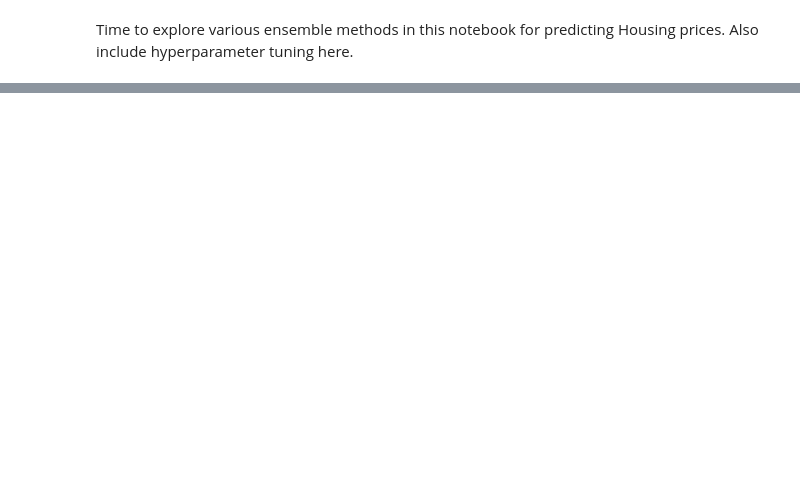
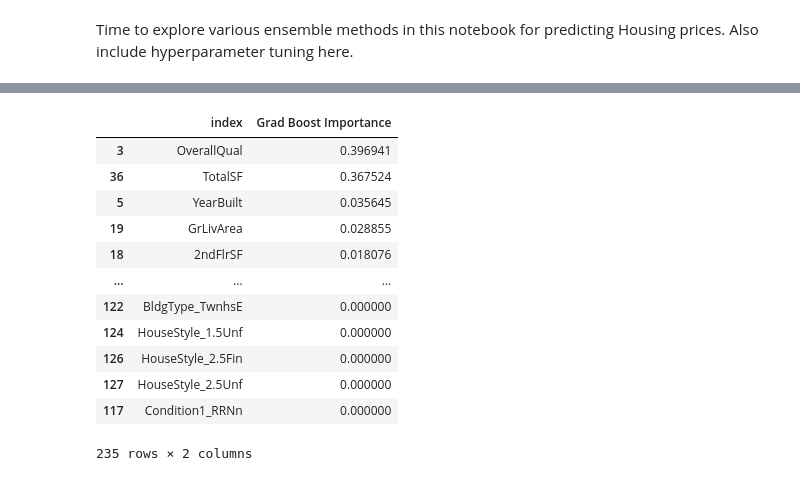
Before and after one commit to Maksym-Kryvenko/House_Prices, a Jupyter notebook: main.ipynb, the cells around one changed output, grey strips where cells are left out. Cells and saved outputs as stored; diff of their text form; code cells hidden in the pictures; blank space fills up the shorter version.

```diff
--- a/main.ipynb
+++ b/main.ipynb
@@ -448,0 +568,19 @@ Time to explore various ensemble methods in this notebook for predicting Housing
+# %%
+feature_imp_df = pd.DataFrame(dict(zip(gb_tree.feature_names_in_,gb_tree.feature_importances_)), index=[0]).T.reset_index()
+feature_imp_df = feature_imp_df.rename(columns={0: 'Grad Boost Importance'})
+# %%
+feature_imp_df.sort_values('Grad Boost Importance', ascending=False)
+# %% [output]
+|  | index | Grad Boost Importance |
+| 3 | OverallQual | 0.396941 |
+| 36 | TotalSF | 0.367524 |
+| 5 | YearBuilt | 0.035645 |
+| 19 | GrLivArea | 0.028855 |
+| 18 | 2ndFlrSF | 0.018076 |
+| ... | ... | ... |
+| 122 | BldgType_TwnhsE | 0.000000 |
+| 124 | HouseStyle_1.5Unf | 0.000000 |
+| 126 | HouseStyle_2.5Fin | 0.000000 |
+| 127 | HouseStyle_2.5Unf | 0.000000 |
+| 117 | Condition1_RRNn | 0.000000 |
+235 rows × 2 columns
```
Also changed, not shown: parts of 28 cells of this notebook.
